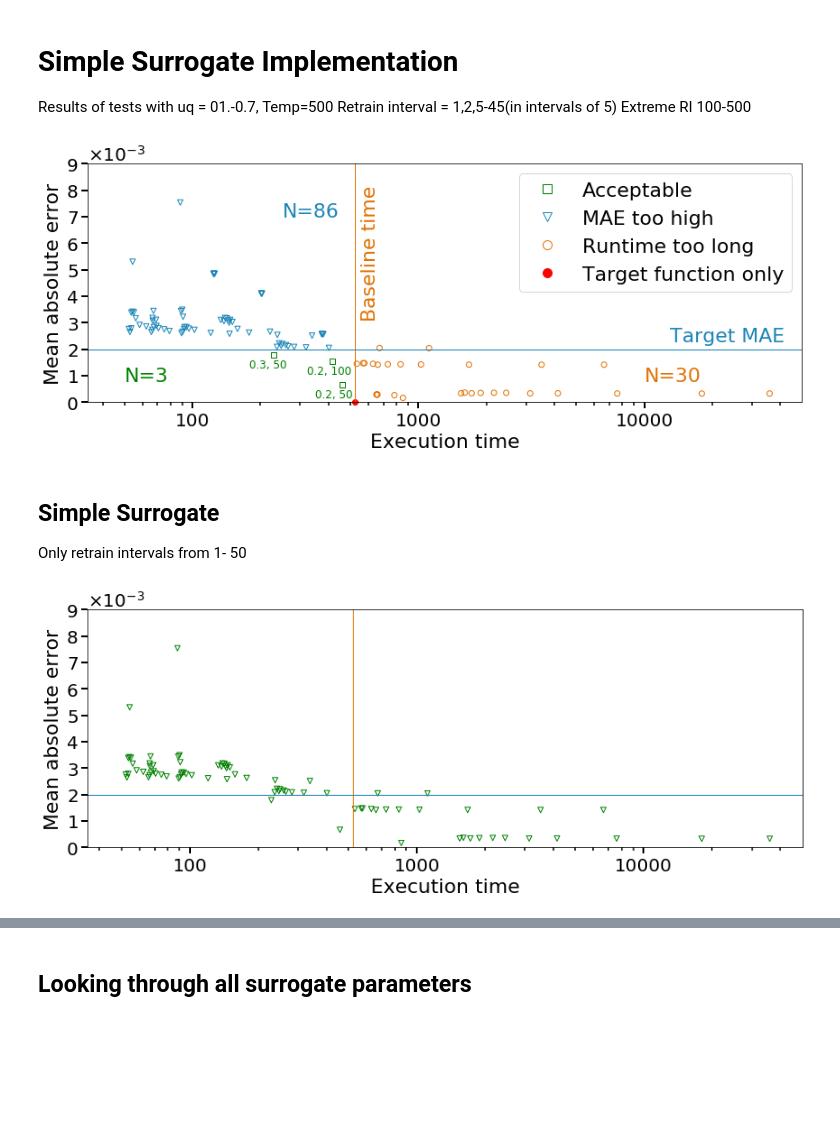
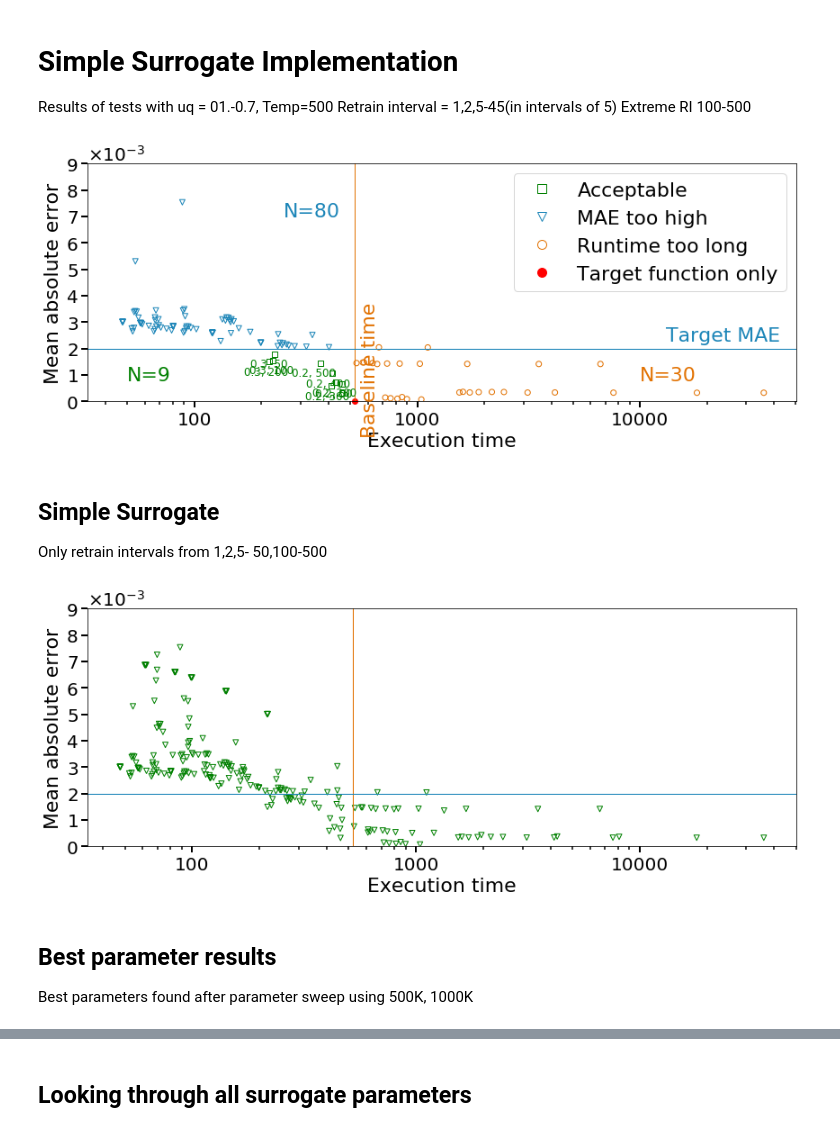
Before and after one commit to YulianaGomez/proxima_analysis, a Jupyter notebook: notebooks/Integrated.ipynb, the cells around one changed output, grey strips where cells are left out. Saved outputs shown, nothing was run; the diff lists cells and outputs as text; code cells hidden in the pictures; blank space fills up the shorter version.

Commit message:
added best parameter for 500 100 scatter plots

```diff
--- a/notebooks/Integrated.ipynb
+++ b/notebooks/Integrated.ipynb
@@ -51,6 +51,9 @@ experiments = [
     'surrogate-all_params', ## Simple surrogate, all uq, 500,1000K, RI: 1,50(for 500K), 100,500(1000K)
     'dyn_nostreak', ##Proxima - dynamic alpha, no surrogate streak option
     'SS-500k_allparams', ## Simple surrogate, all uq, 500k, RI: 1,50, 100-500
+    'ss1000K_0207', ## Simple surrogate, uq 0.2-0.7, RI:1,2,5-50, 100-500
+    '500_3best', ## SS, using best 3 sets (UQ+RI) for 500K, running across all temperatures
+    '1000_3best', ## SS, using best 3 sets (UQ+RI) for 1000K, running across all temperatures
 ]
 root_path = '../proxima_data'
 # %% [markdown]
@@ -239,25 +263,28 @@ Temp=500
 Retrain interval = 1,2,5-45(in intervals of 5)
 Extreme RI 100-500
 # %%
-#df = results['surrogate-all_params']
-df =results['SS-500k_allparams']
+df = results['surrogate-all_params']
+#df =results['SS-500k_allparams']
 df2 = df[df['temperature']==500]
 cases = (
         {'df': df2, 'x':'time', 'y':'mae', 'color':'Green', 'marker':'x'},
     )
 _plot_cases_adapted(cases)
 plt.savefig('Figures/ss_extremeparams.pdf')
 plt.show()
 # %% [output]
-[figure, old version]
+[figure, new version]
 # %% [markdown]
 ## Simple Surrogate
-Only retrain intervals from 1- 50
+Only retrain intervals from 1,2,5- 50,100-500
 # %%
 cases = (
-        {'df': results['surrogate_only'], 'x':'time', 'y':'mae', 'color':'Green', 'marker':'v', 'legend':False},
+        {'df': results['surrogate-all_params'], 'x':'time', 'y':'mae', 'color':'Green', 'marker':'v', 'legend':False},
     )
 _plot_cases(cases)
 plt.savefig('Figures/ss_allparams.pdf')
 # %% [output]
-[figure, old version]
+[figure, new version]
+# %% [markdown]
+## Best parameter results
+Best parameters found after parameter sweep using 500K, 1000K
```
Also changed, not shown: parts of 13 cells of this notebook.
